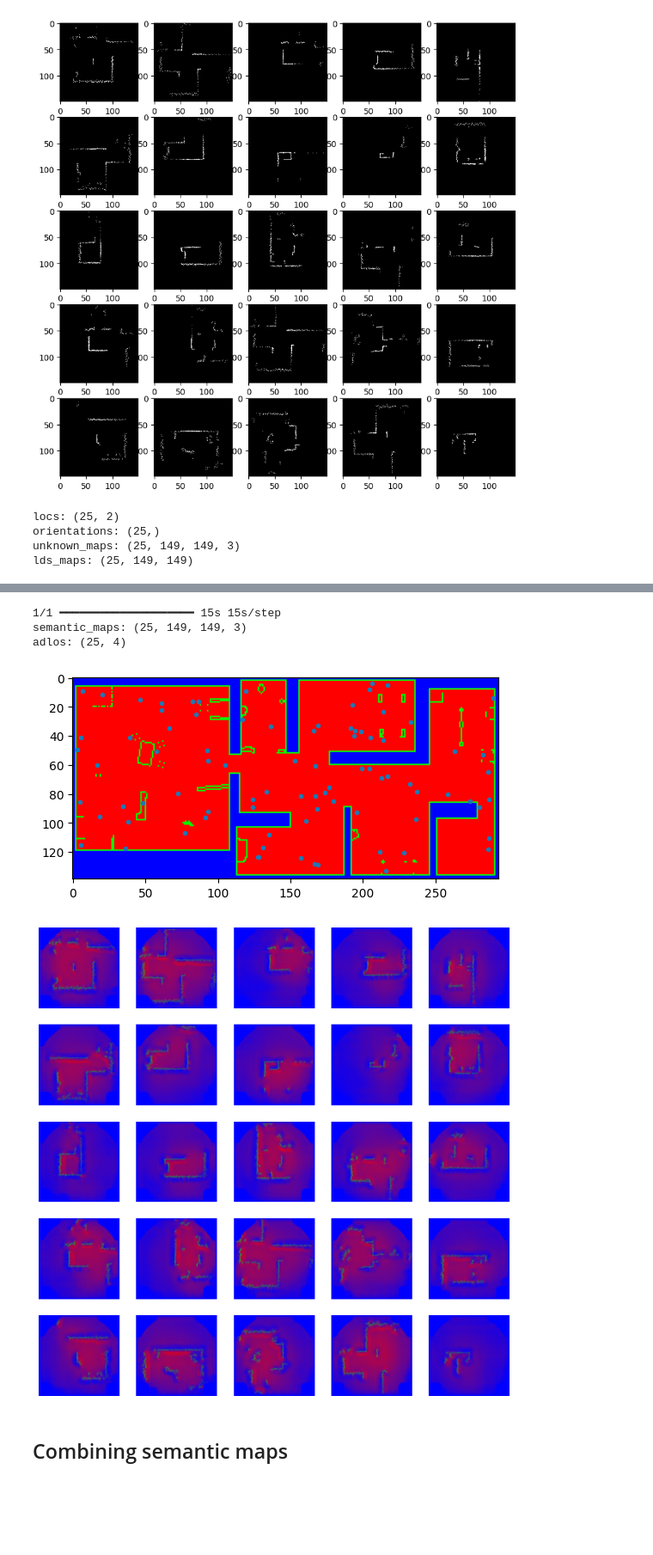
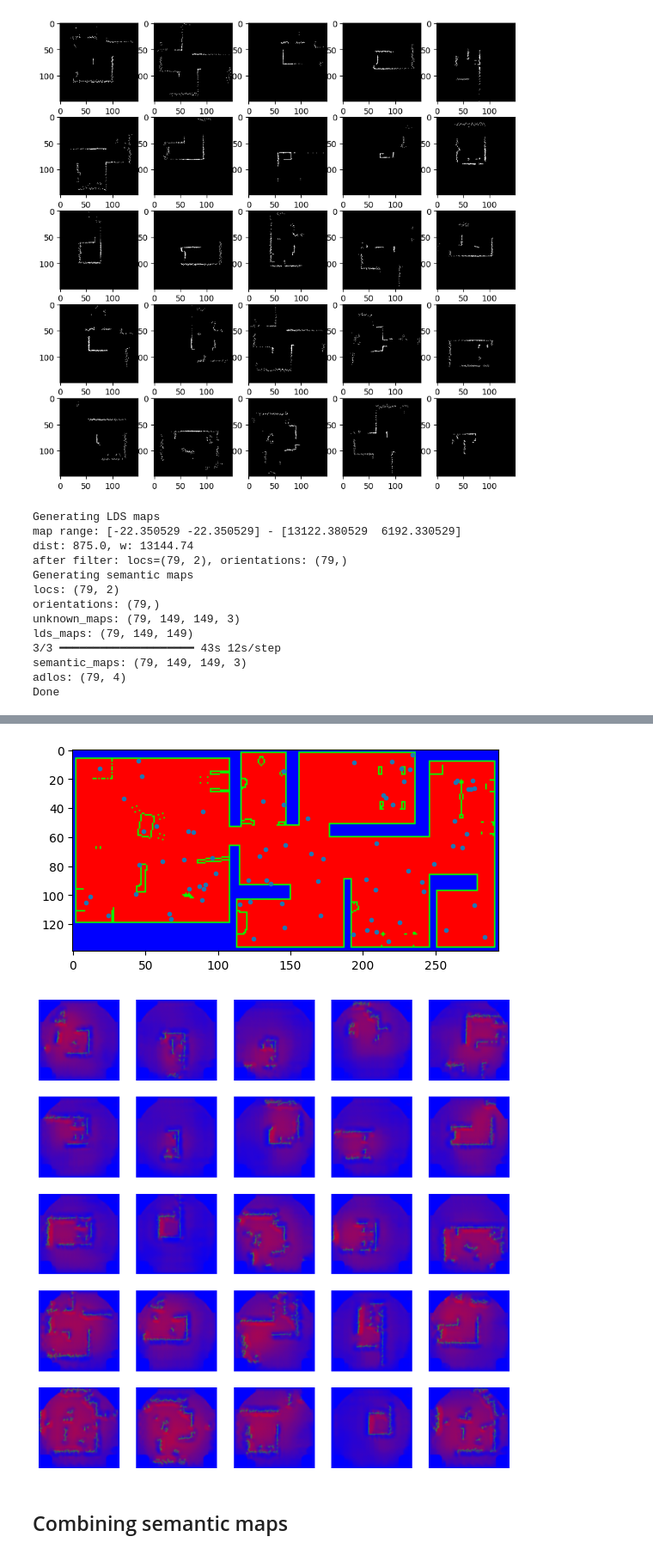
Before and after one commit to malcolmlett/robovac, a Jupyter notebook: Experiment_SLAM_data_generation_1.ipynb, the cells around one changed output, grey strips where cells are left out. Shown at 86% size. Drawn from its saved outputs; the diff is of its cells as text; code cells hidden in the pictures; blank space fills up the shorter version.

```diff
--- a/Experiment_SLAM_data_generation_1.ipynb
+++ b/Experiment_SLAM_data_generation_1.ipynb
@@ -371,11 +370,27 @@ def predict_maps(model, locs, orientations, lds_maps, **kwargs):
   print(f"adlos: {adlos.shape}")
   return locs, orientations, semantic_maps
 
-(locs2, orientations2, semantic_maps2) = predict_maps(model, locs[0:25], orientations[0:25], lds_maps[0:25])
+#(locs2, orientations2, semantic_maps2) = predict_maps(model, locs[0:25], orientations[0:25], lds_maps[0:25])
+
+np.random.seed(0)
+print("Generating LDS maps")
+locs, orientations, lds_maps = take_lds_samples_covering_map(floorplan, sampling_mode='random')
+print("Generating semantic maps")
+(locs2, orientations2, semantic_maps2) = predict_maps(model, locs, orientations, lds_maps)
+print("Done")
 show_semantic_samples(locs2, orientations2, semantic_maps2)
 semantic_maps = semantic_maps2
 # %% [output]
-locs: (25, 2)
-orientations: (25,)
-unknown_maps: (25, 149, 149, 3)
-lds_maps: (25, 149, 149)
+Generating LDS maps
+map range: [-22.350529 -22.350529] - [13122.380529  6192.330529]
+dist: 875.0, w: 13144.74
+after filter: locs=(79, 2), orientations: (79,)
+Generating semantic maps
+locs: (79, 2)
+orientations: (79,)
+unknown_maps: (79, 149, 149, 3)
+lds_maps: (79, 149, 149)
+3/3 ━━━━━━━━━━━━━━━━━━━━ 43s 12s/step
+semantic_maps: (79, 149, 149, 3)
+adlos: (79, 4)
+Done
@@ -383,7 +397,4 @@ WARNING:tensorflow:6 out of the last 10 calls to <function TensorFlowTrainer.mak
-1/1 ━━━━━━━━━━━━━━━━━━━━ 15s 15s/step
-semantic_maps: (25, 149, 149, 3)
-adlos: (25, 4)
-[figure, old version]
+[figure, new version]
-[figure, old version]
+[figure, new version]
 # %% [markdown]
 ## Combining semantic maps
```
Also changed, not shown: parts of 16 cells of this notebook.
